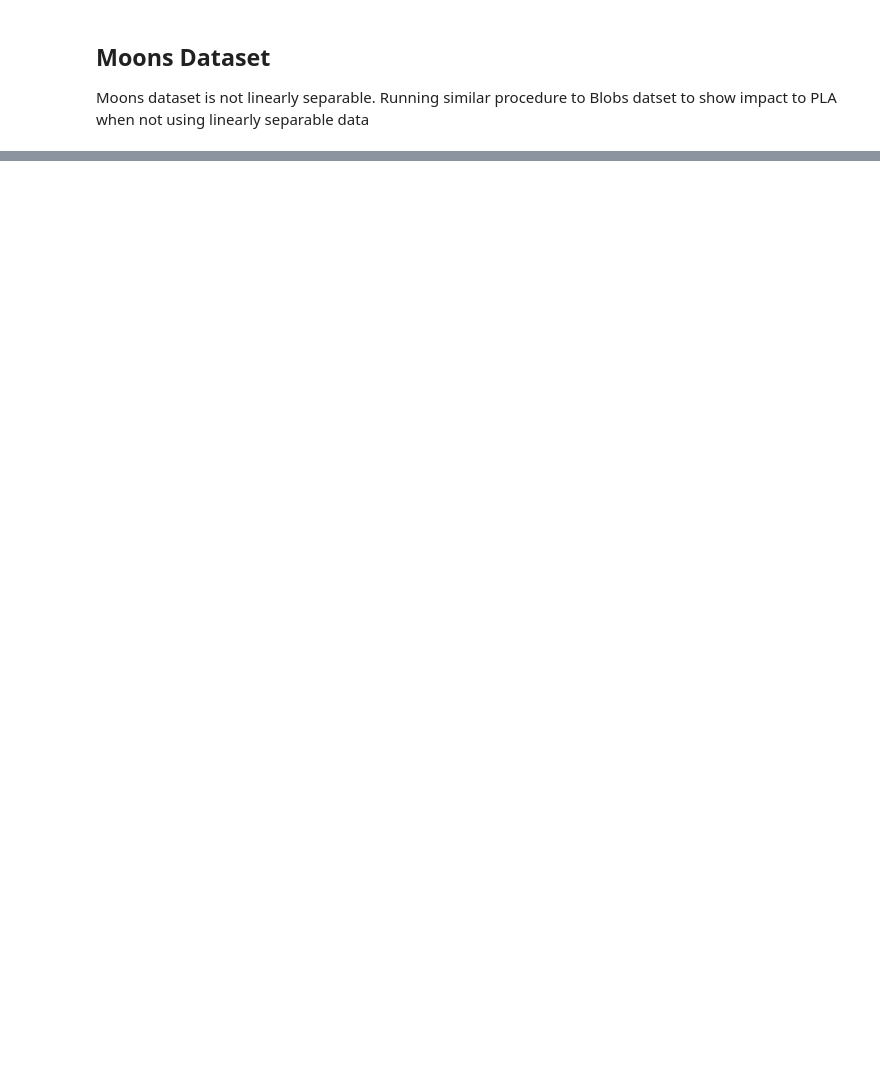
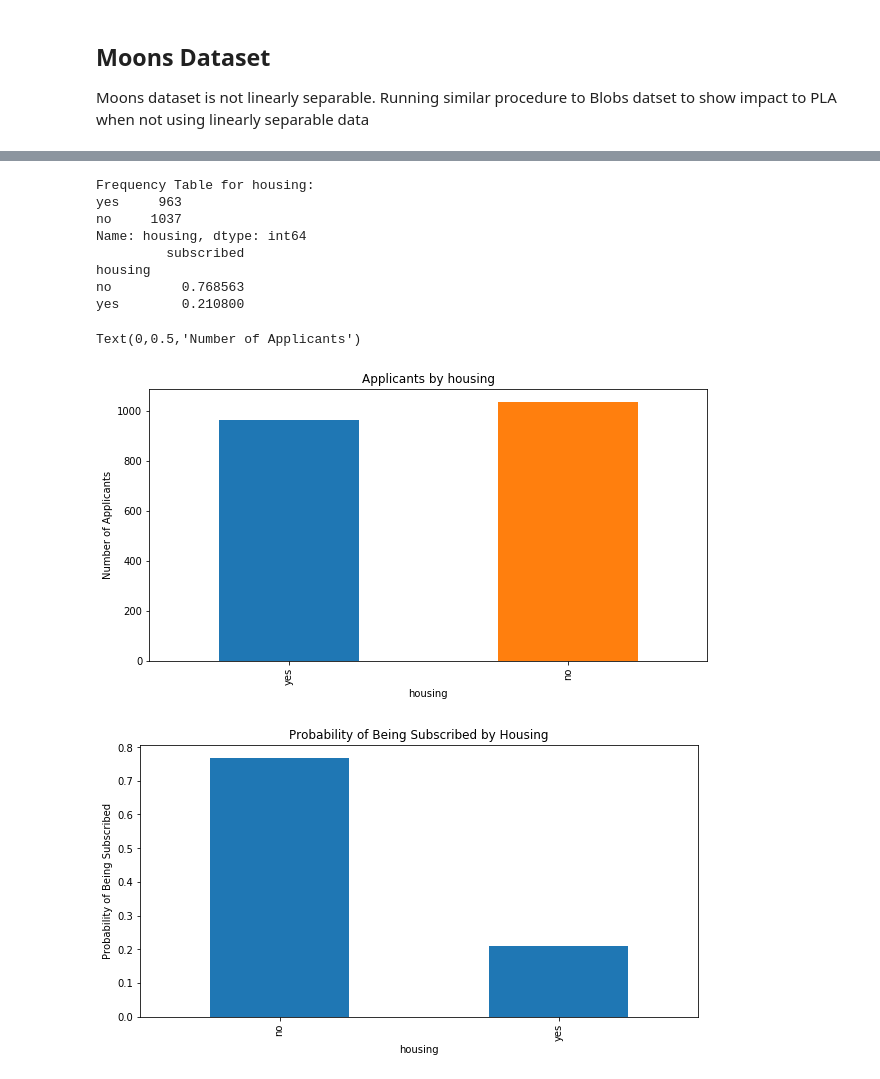
Before and after one commit to vipulpopat/MSCAI_Sem1_Etivity1, a Jupyter notebook: Etivity1.ipynb, the cells around one changed output, grey strips where cells are left out. Cells and saved outputs as stored; diff of their text form; code cells hidden in the pictures; blank space fills up the shorter version.

```diff
--- a/Etivity1.ipynb
+++ b/Etivity1.ipynb
@@ -159,0 +167,5 @@ Calculation Error:               0.147
+# %%
+df = pd.read_csv('./bank_et1.csv')
+
+print("Numer of Samples  in Dataset:\t",df.shape[0])
+print("Numer of Features in Dataset:\t",df.shape[1])
@@ -159,0 +262,44 @@ Calculation Error:               0.147
+# %%
+# Calculate statistics for the categorical attributes.
+
+frequency_table = df['housing'].value_counts(ascending=True)
+print('Frequency Table for housing:')
+print(frequency_table)
+
+# Plot the frequency table for housing
+frequency_table.plot(kind='bar')
+plt.xlabel('housing')
+plt.ylabel('Number of Applicants')
+plt.title('Applicants by housing')
+
+
+pivot_table = df.pivot_table(values='subscribed',
+                       index=['housing'],
+                       aggfunc=lambda x: x.map({'yes':1, 'no':0}).mean())
+
+# Print pivot table
+print(pivot_table)
+
+# Plot pivot table
+pivot_table.plot(kind='bar')
+plt.xlabel('housing')
+plt.ylabel('Probability of Being Subscribed')
+plt.title('Probability of Being Subscribed by Housing')
+plt.legend().set_visible(False) # we don't need the default legend
+
+
+stacked_chart = pd.crosstab(df['housing'], df['subscribed'])
+stacked_chart.plot(kind='bar', stacked=True, color=['red', 'blue'])
+plt.ylabel('Number of Applicants')
+# %% [output]
+Frequency Table for housing:
+yes     963
+no     1037
+Name: housing, dtype: int64
+         subscribed
+housing
+no         0.768563
+yes        0.210800
+Text(0,0.5,'Number of Applicants')
+[figure, added]
+[figure, added]
```
Also changed, not shown: parts of 19 cells of this notebook.
